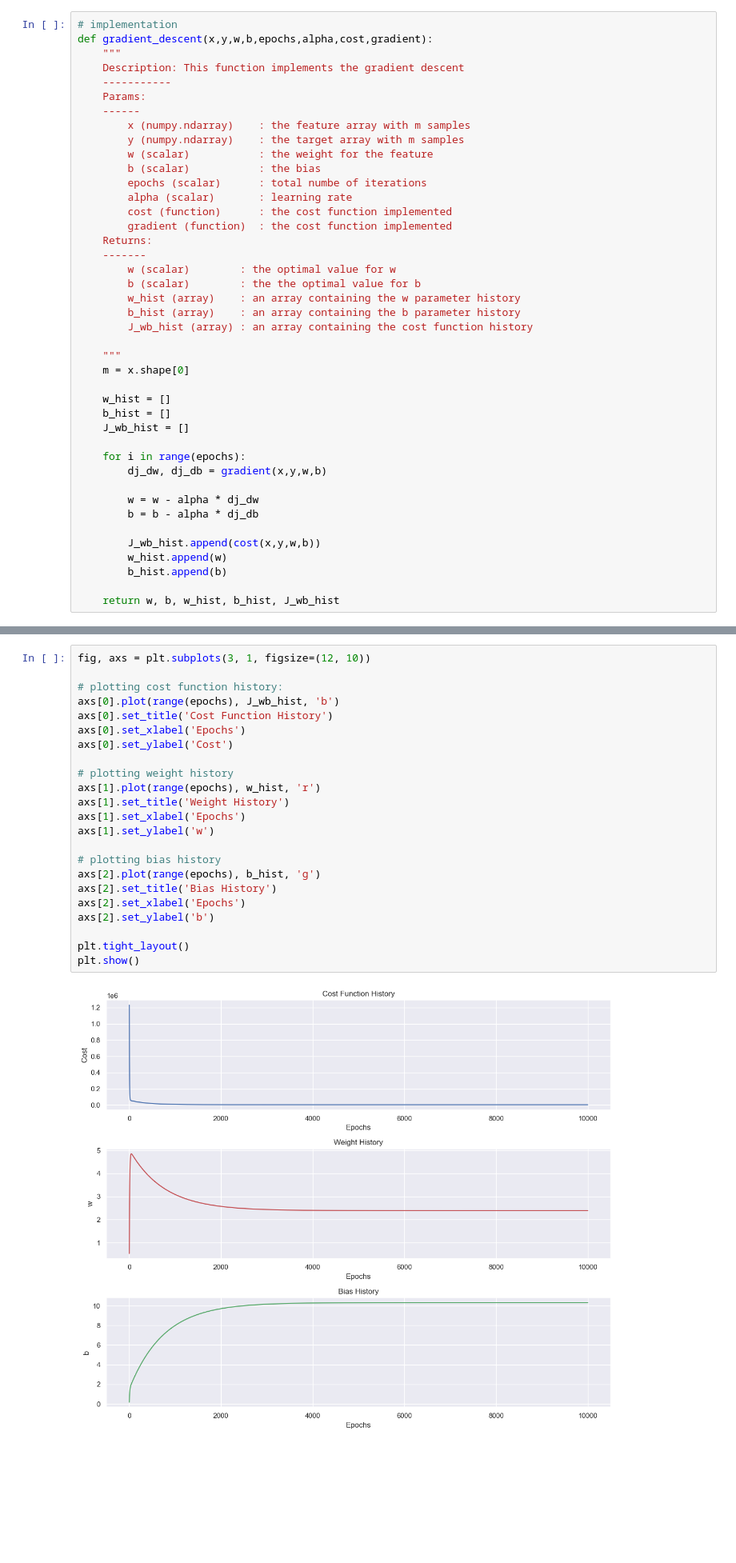
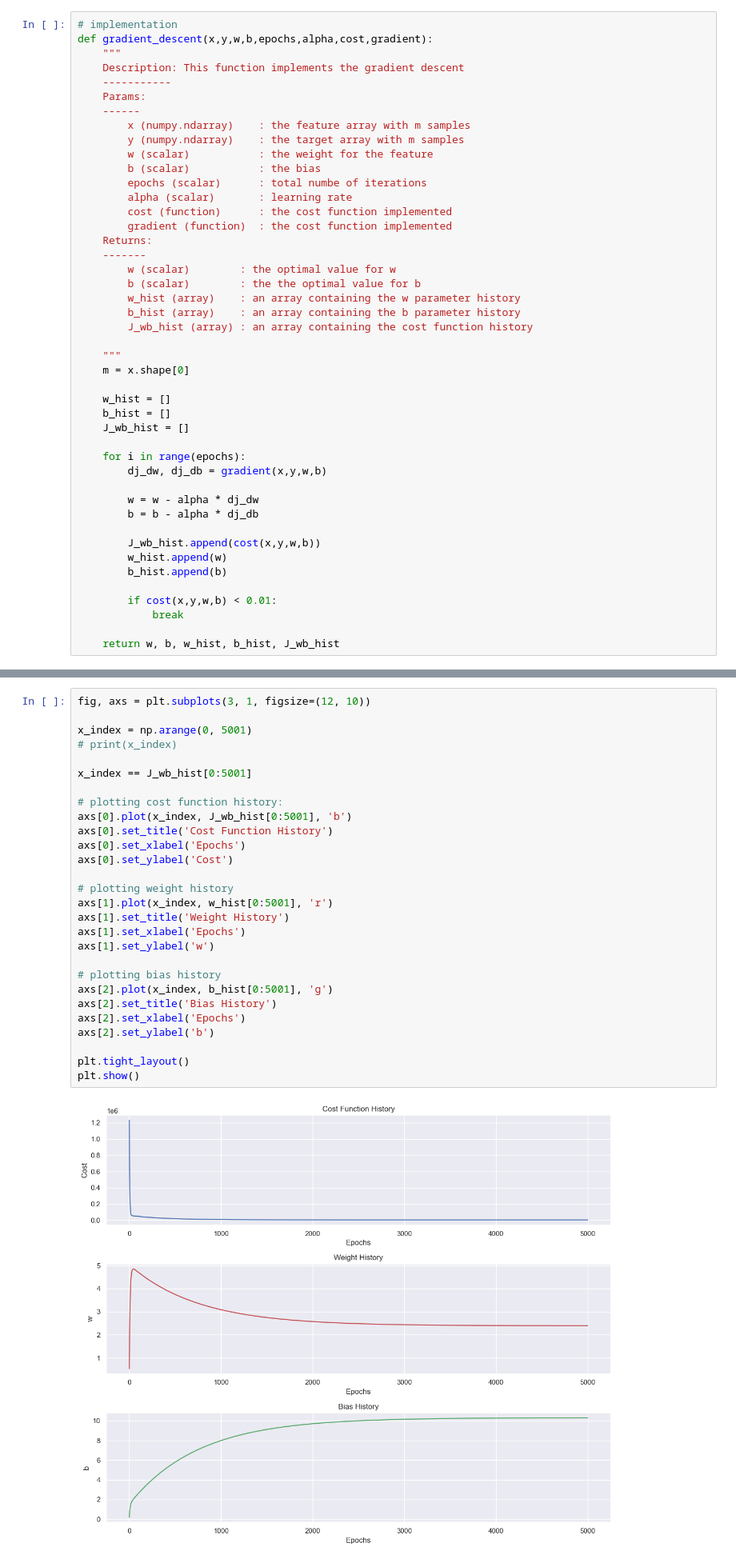
Before and after one commit to leandrofahur/artificial-inteligence-portifolio, a Jupyter notebook: machine-learning/supervised-learning/simple-linear-regression.ipynb, the cells around one changed output, grey strips where cells are left out. Shown: that part at 80% size. Saved outputs shown, nothing was run; the diff lists cells and outputs as text; blank space fills up the shorter version.

```diff
--- a/machine-learning/supervised-learning/simple-linear-regression.ipynb
+++ b/machine-learning/supervised-learning/simple-linear-regression.ipynb
@@ -291,6 +291,9 @@ def gradient_descent(x,y,w,b,epochs,alpha,cost,gradient):
         w_hist.append(w)
         b_hist.append(b)
 
+        if cost(x,y,w,b) < 0.01:
+            break
+
     return w, b, w_hist, b_hist, J_wb_hist
 # %%
 w = 0
@@ -301,28 +304,33 @@ w, b, w_hist, b_hist, J_wb_hist = gradient_descent(x_train,y_train,w,b,epochs,al
 # %%
 fig, axs = plt.subplots(3, 1, figsize=(12, 10))
 
+x_index = np.arange(0, 5001)
+# print(x_index)
+
+x_index == J_wb_hist[0:5001]
+
 # plotting cost function history:
-axs[0].plot(range(epochs), J_wb_hist, 'b')
+axs[0].plot(x_index, J_wb_hist[0:5001], 'b')
 axs[0].set_title('Cost Function History')
 axs[0].set_xlabel('Epochs')
 axs[0].set_ylabel('Cost')
 
 # plotting weight history
-axs[1].plot(range(epochs), w_hist, 'r')
+axs[1].plot(x_index, w_hist[0:5001], 'r')
 axs[1].set_title('Weight History')
 axs[1].set_xlabel('Epochs')
 axs[1].set_ylabel('w')
 
 # plotting bias history
-axs[2].plot(range(epochs), b_hist, 'g')
+axs[2].plot(x_index, b_hist[0:5001], 'g')
 axs[2].set_title('Bias History')
 axs[2].set_xlabel('Epochs')
 axs[2].set_ylabel('b')
 
 plt.tight_layout()
 plt.show()
 # %% [output]
-[figure, old version]
+[figure, new version]
 # %%
 fig, ax = plt.subplots(1, 1, figsize=(18, 10))
 
```
